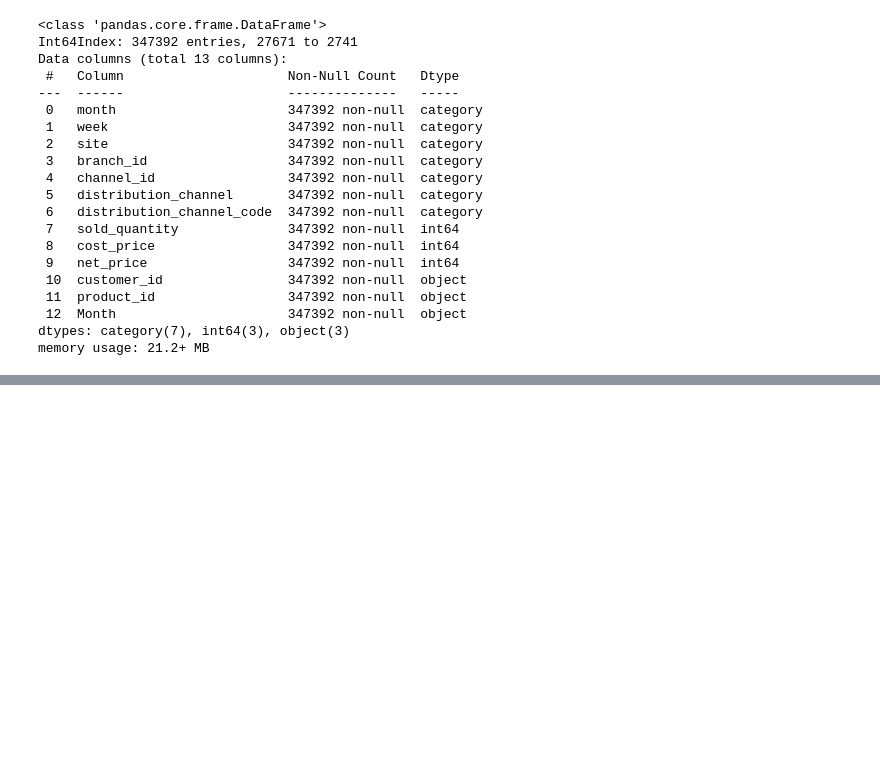
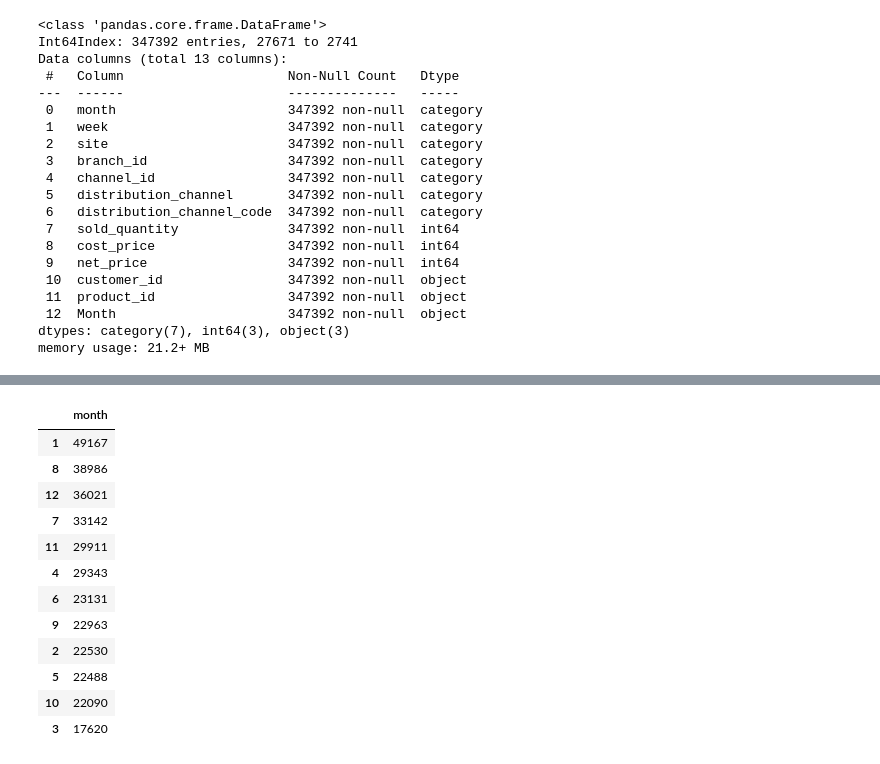
Before and after one commit to Amature123/sale_inv, a Jupyter notebook: Sale.ipynb, the cells around one changed output, grey strips where cells are left out. Saved outputs shown, nothing was run; the diff lists cells and outputs as text; code cells hidden in the pictures; blank space fills up the shorter version.

```diff
--- a/Sale.ipynb
+++ b/Sale.ipynb
@@ -116,0 +183,16 @@ Name: week, dtype: int64
+# %%
+train_sale_set.month.value_counts().to_frame()
+# %% [output]
+|  | month |
+| 1 | 49167 |
+| 8 | 38986 |
+| 12 | 36021 |
+| 7 | 33142 |
+| 11 | 29911 |
+| 4 | 29343 |
+| 6 | 23131 |
+| 9 | 22963 |
+| 2 | 22530 |
+| 5 | 22488 |
+| 10 | 22090 |
+| 3 | 17620 |
```
Also changed, not shown: parts of 14 cells of this notebook.
